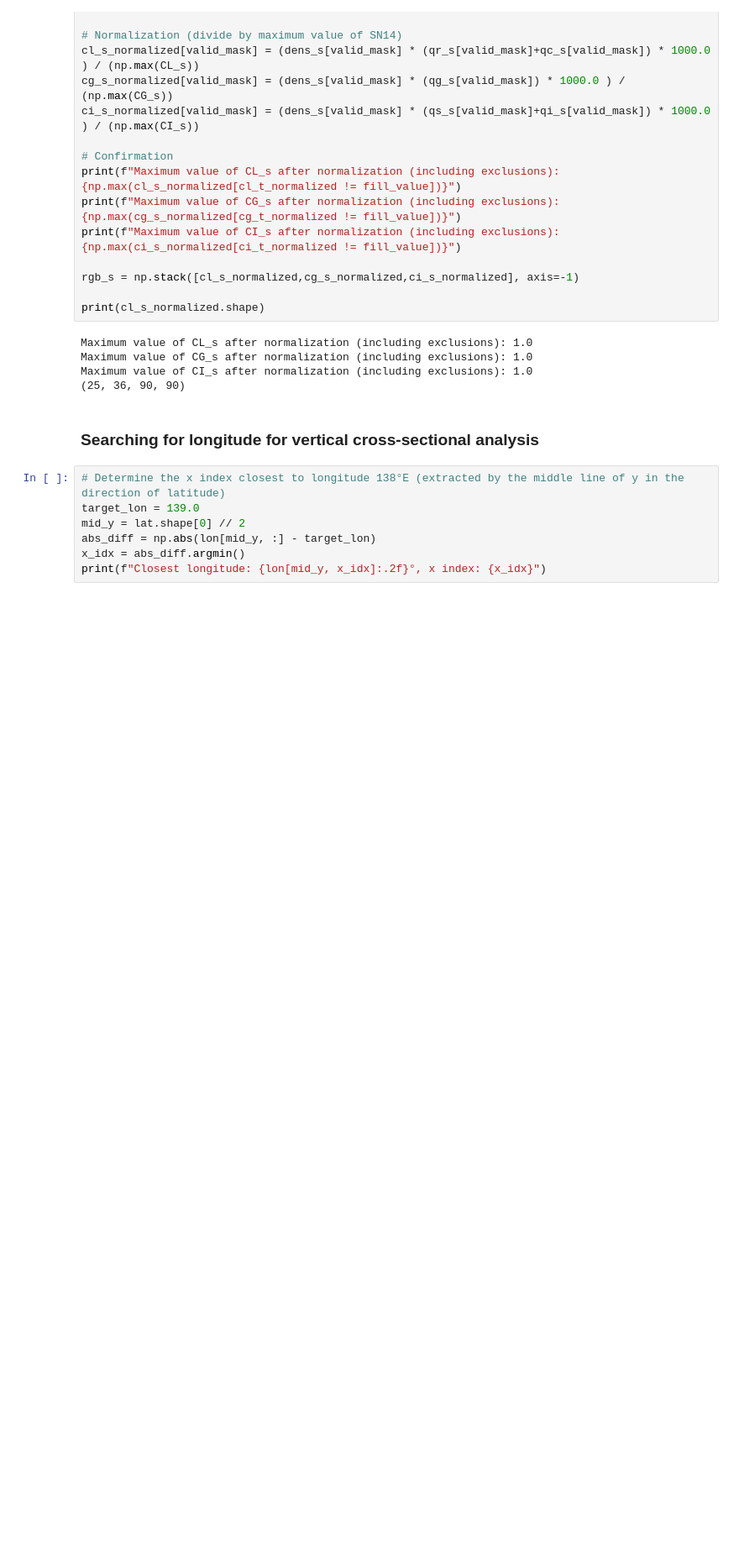
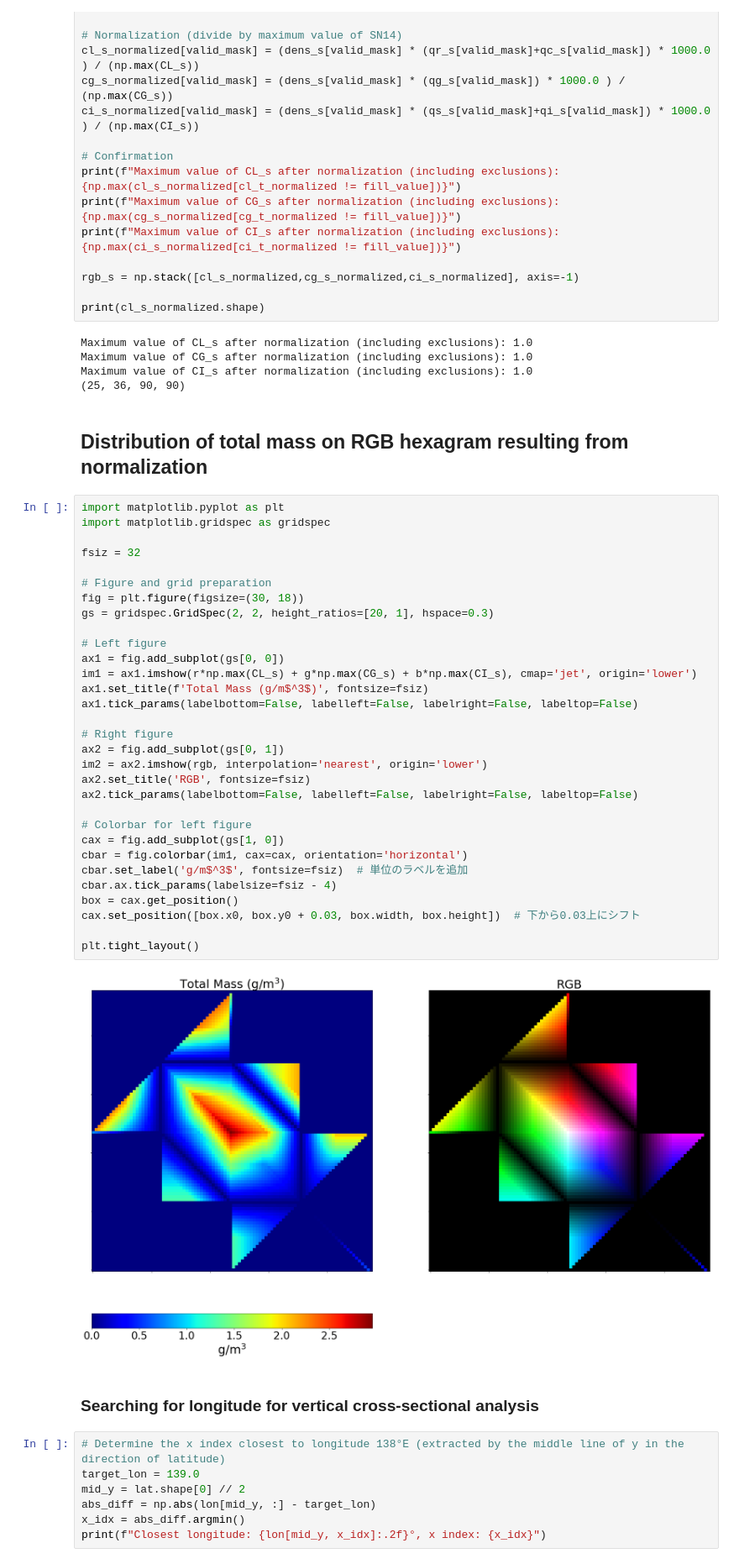
Before and after one commit to konchasu/RGB_hexagram_CRM, a Jupyter notebook: RGB_hexagram_tutorial_for_SCALE_comparison.ipynb, the cells around one changed output. Shown at 84% size. Saved outputs shown, nothing was run; the diff lists cells and outputs as text; blank space fills up the shorter version.

```diff
--- a/RGB_hexagram_tutorial_for_SCALE_comparison.ipynb
+++ b/RGB_hexagram_tutorial_for_SCALE_comparison.ipynb
@@ -493,6 +493,41 @@ Maximum value of CL_s after normalization (including exclusions): 1.0
 Maximum value of CG_s after normalization (including exclusions): 1.0
 Maximum value of CI_s after normalization (including exclusions): 1.0
 (25, 36, 90, 90)
+# %% [markdown]
+## Distribution of total mass on RGB hexagram resulting from normalization
+# %%
+import matplotlib.pyplot as plt
+import matplotlib.gridspec as gridspec
+
+fsiz = 32
+
+# Figure and grid preparation
+fig = plt.figure(figsize=(30, 18))
+gs = gridspec.GridSpec(2, 2, height_ratios=[20, 1], hspace=0.3)
+
+# Left figure
+ax1 = fig.add_subplot(gs[0, 0])
+im1 = ax1.imshow(r*np.max(CL_s) + g*np.max(CG_s) + b*np.max(CI_s), cmap='jet', origin='lower')
+ax1.set_title(f'Total Mass (g/m$^3$)', fontsize=fsiz)
+ax1.tick_params(labelbottom=False, labelleft=False, labelright=False, labeltop=False)
+
+# Right figure
+ax2 = fig.add_subplot(gs[0, 1])
+im2 = ax2.imshow(rgb, interpolation='nearest', origin='lower')
+ax2.set_title('RGB', fontsize=fsiz)
+ax2.tick_params(labelbottom=False, labelleft=False, labelright=False, labeltop=False)
+
+# Colorbar for left figure
+cax = fig.add_subplot(gs[1, 0])
+cbar = fig.colorbar(im1, cax=cax, orientation='horizontal')
+cbar.set_label('g/m$^3$', fontsize=fsiz)  # 単位のラベルを追加
+cbar.ax.tick_params(labelsize=fsiz - 4)
+box = cax.get_position()
+cax.set_position([box.x0, box.y0 + 0.03, box.width, box.height])  # 下から0.03上にシフト
+
+plt.tight_layout()
+# %% [output]
+[figure, added]
 # %% [markdown]
 ### Searching for longitude for vertical cross-sectional analysis
 # %%
```
